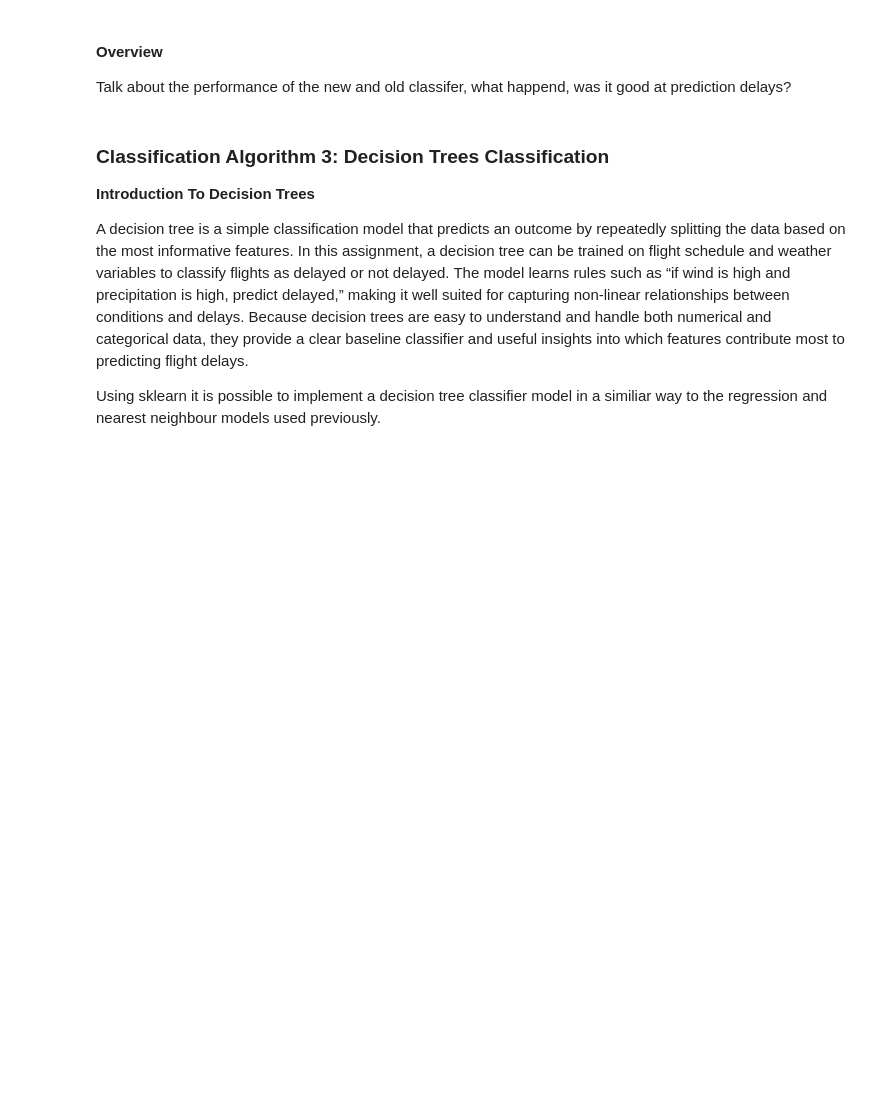
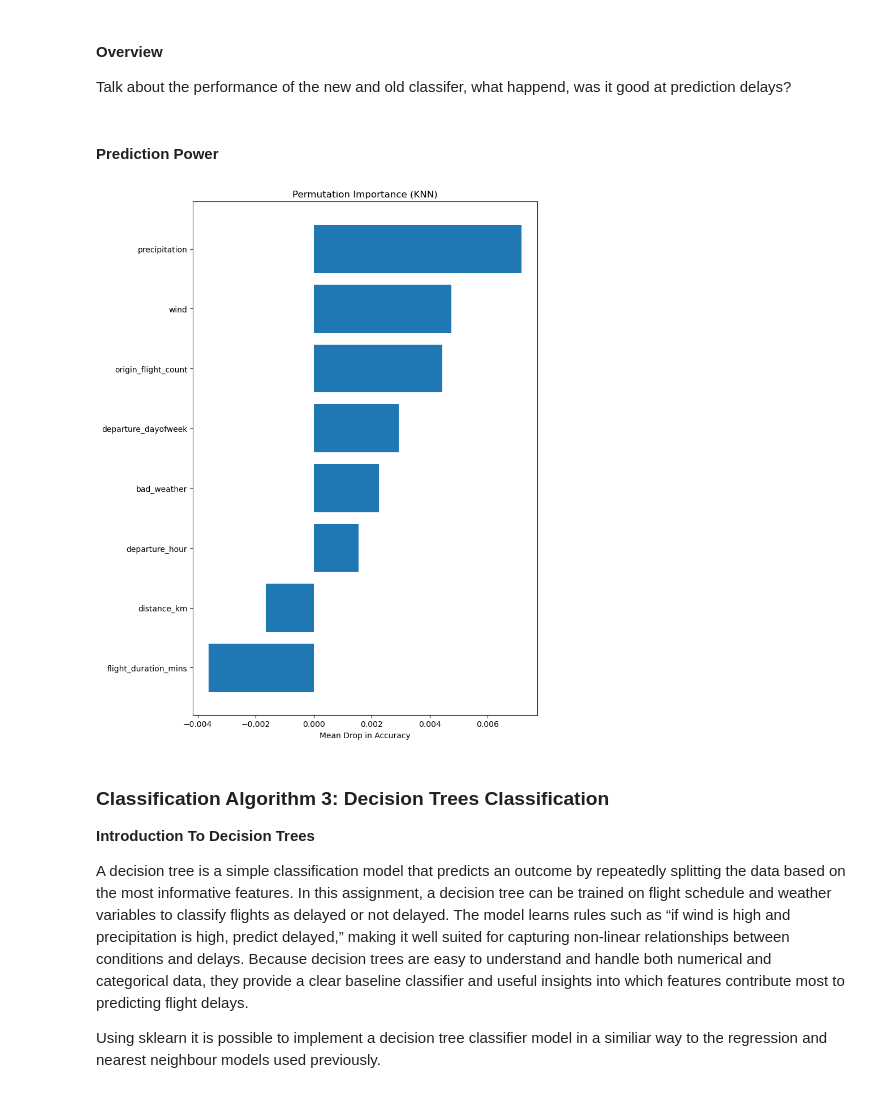
Before and after one commit to frederick2003/Classification-Algorithms-for-Synthetic-Flight-Data, a Jupyter notebook: Analysis.ipynb, the cells around one changed output. Saved outputs shown, nothing was run; the diff lists cells and outputs as text; code cells hidden in the pictures; blank space fills up the shorter version.

```diff
--- a/Analysis.ipynb
+++ b/Analysis.ipynb
@@ -986,6 +1032,28 @@ plt.show()
 #### Overview
 
 Talk about the performance of the new and old classifer, what happend, was it good at prediction delays?
+# %% [markdown]
+#### Prediction Power
+# %%
+perm = permutation_importance(
+    knn, X_train_scaled, y_train,
+    n_repeats=20,
+    random_state=42
+)
+
+perm_df = pd.DataFrame({
+    "Feature": X.columns,
+    "Importance": perm.importances_mean
+}).sort_values("Importance", ascending=True)
+
+plt.figure(figsize=(8,10))
+plt.barh(perm_df["Feature"], perm_df["Importance"])
+plt.xlabel("Mean Drop in Accuracy")
+plt.title("Permutation Importance (KNN)")
+plt.tight_layout()
+plt.show()
+# %% [output]
+[figure, added]
 # %% [markdown]
 ### Classification Algorithm 3: Decision Trees Classification
 
```
Also changed, not shown: parts of 46 cells of this notebook.
